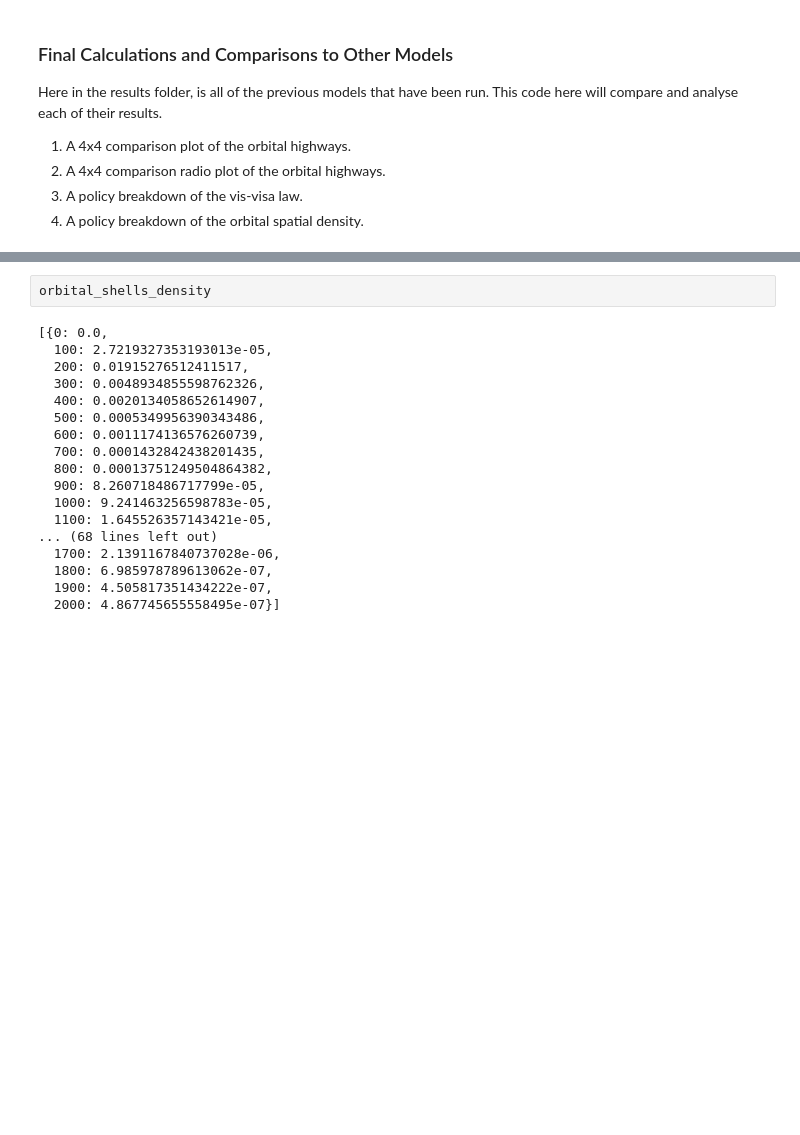
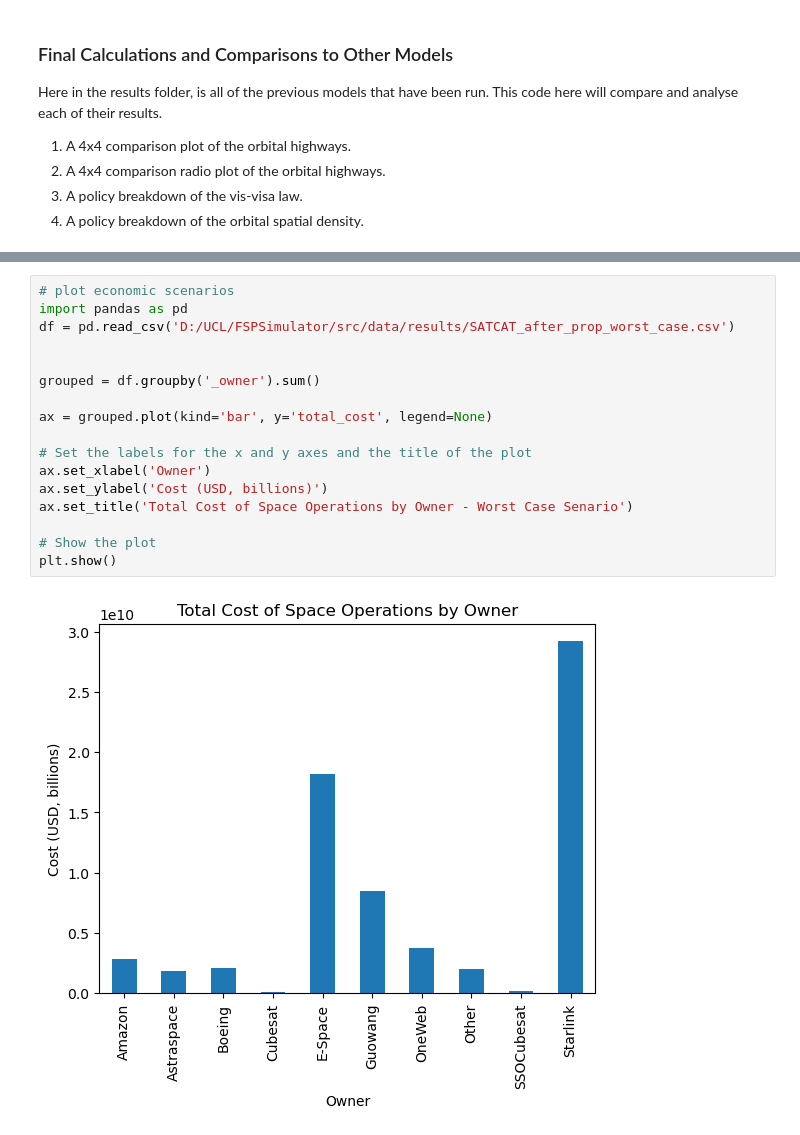
Before and after one commit to ucl-sgnl/FSPSimulator, a Jupyter notebook: src/utils/Visualisation.ipynb, the cells around one changed output, grey strips where cells are left out. Drawn from its saved outputs; the diff is of its cells as text; blank space fills up the shorter version.

```diff
--- a/src/utils/Visualisation.ipynb
+++ b/src/utils/Visualisation.ipynb
@@ -415,20 +406,19 @@ plt.show()
-# %%
-orbital_shells_density
-# %% [output]
-[{0: 0.0,
-  100: 2.7219327353193013e-05,
-  200: 0.01915276512411517,
-  300: 0.0048934855598762326,
-  400: 0.0020134058652614907,
-  500: 0.0005349956390343486,
-  600: 0.0011174136576260739,
-  700: 0.0001432842438201435,
-  800: 0.00013751249504864382,
-  900: 8.260718486717799e-05,
-  1000: 9.241463256598783e-05,
-  1100: 1.645526357143421e-05,
-... (68 lines left out)
-  1700: 2.1391167840737028e-06,
-  1800: 6.985978789613062e-07,
-  1900: 4.505817351434222e-07,
-  2000: 4.867745655558495e-07}]
+# %%
+# plot economic scenarios
+import pandas as pd
+df = pd.read_csv('D:/UCL/FSPSimulator/src/data/results/SATCAT_after_prop_worst_case.csv')
+
+
+grouped = df.groupby('_owner').sum()
+
+ax = grouped.plot(kind='bar', y='total_cost', legend=None)
+
+# Set the labels for the x and y axes and the title of the plot
+ax.set_xlabel('Owner')
+ax.set_ylabel('Cost (USD, billions)')
+ax.set_title('Total Cost of Space Operations by Owner - Worst Case Senario')
+
+# Show the plot
+plt.show()
+# %% [output]
+[figure, added]
```
Also changed, not shown: parts of 9 cells of this notebook, 10 other files.
